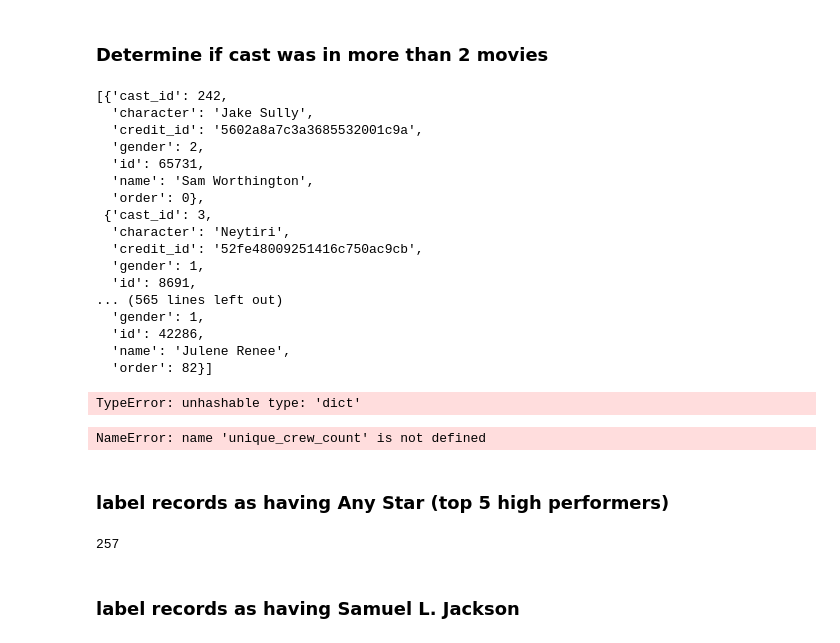
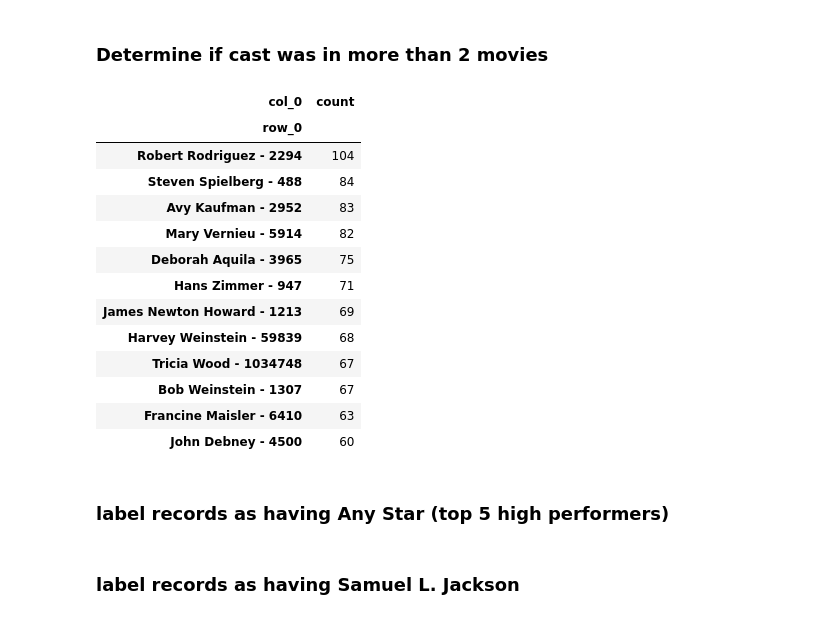
Before and after one commit to kjprice/smu-machine-learning, a Jupyter notebook: final/EDA.ipynb, the cells around one changed output. Saved outputs shown, nothing was run; the diff lists cells and outputs as text; code cells hidden in the pictures.

Commit message:
cast-update

```diff
--- a/final/EDA.ipynb
+++ b/final/EDA.ipynb
@@ -176,42 +176,37 @@ actor_vector_works['id'] = movies.id
 # Crew Vectorization
 # %% [markdown]
 ### Determine if cast was in more than 2 movies
-# %%
-movies.cast[0]
-# %% [output]
-[{'cast_id': 242,
-  'character': 'Jake Sully',
-  'credit_id': '5602a8a7c3a3685532001c9a',
-  'gender': 2,
-  'id': 65731,
-  'name': 'Sam Worthington',
-  'order': 0},
- {'cast_id': 3,
-  'character': 'Neytiri',
-  'credit_id': '52fe48009251416c750ac9cb',
-  'gender': 1,
-  'id': 8691,
-... (565 lines left out)
-  'gender': 1,
-  'id': 42286,
-  'name': 'Julene Renee',
-  'order': 82}]
+# %%
+movies.crew_people = movies.crew.apply(cast_to_actors)
 # %%
 all_crews = []
-for crews in movies.crew:
+for crews in movies.crew_people:
     for crew in crews:
         all_crews.append(crew)
 crews = pd.Series(all_crews)
 unique_crews_count = pd.crosstab(crews, columns='count')
 
 unique_crews_count \
     .sort_values(by='count', ascending=False).head(12)
 # %% [output]
-TypeError: unhashable type: 'dict'
+| col_0 | count |
+| row_0 |  |
+| Robert Rodriguez - 2294 | 104 |
+| Steven Spielberg - 488 | 84 |
+| Avy Kaufman - 2952 | 83 |
+| Mary Vernieu - 5914 | 82 |
+| Deborah Aquila - 3965 | 75 |
+| Hans Zimmer - 947 | 71 |
+| James Newton Howard - 1213 | 69 |
+| Harvey Weinstein - 59839 | 68 |
+| Tricia Wood - 1034748 | 67 |
+| Bob Weinstein - 1307 | 67 |
+| Francine Maisler - 6410 | 63 |
+| John Debney - 4500 | 60 |
 # %%
 crew_string_id_by_id = {}
 crew_counts_by_string_id = {}
-unique_crew_count_dict = unique_crew_count.to_dict()['count']
+unique_crew_count_dict = unique_crews_count.to_dict()['count']
 
 def crew_has_more_than_x_movies(crew, number_of_movies = 3):
     string_id = str(crew['id'])
@@ -221,11 +216,9 @@ def crew_has_more_than_x_movies(crew, number_of_movies = 3):
     if string_id in crew_string_id_by_id:
         crew_string_id = crew_string_id_by_id[string_id]
     else:
-        crew_string_id = crew_to_id_string(crew)
+        crew_string_id = actor_to_id_string(crew)
         crew_string_id_by_id[string_id] = crew_string_id
 
     # Now let's see how many movies this crew has played in
     crew_count = unique_crew_count_dict[crew_string_id]
     return crew_count > number_of_movies
-# %% [output]
-NameError: name 'unique_crew_count' is not defined
@@ -242,8 +251,6 @@ stars = [
 movies['stars'] = actor_vector_works[stars].any(axis='columns')
 movies_with_stars = movies[movies.stars == True]
 len(movies_with_stars)
-# %% [output]
-257
 # %% [markdown]
 ### label records as having Samuel L. Jackson
 # %%
```
Also changed, not shown: parts of 24 cells of this notebook.
